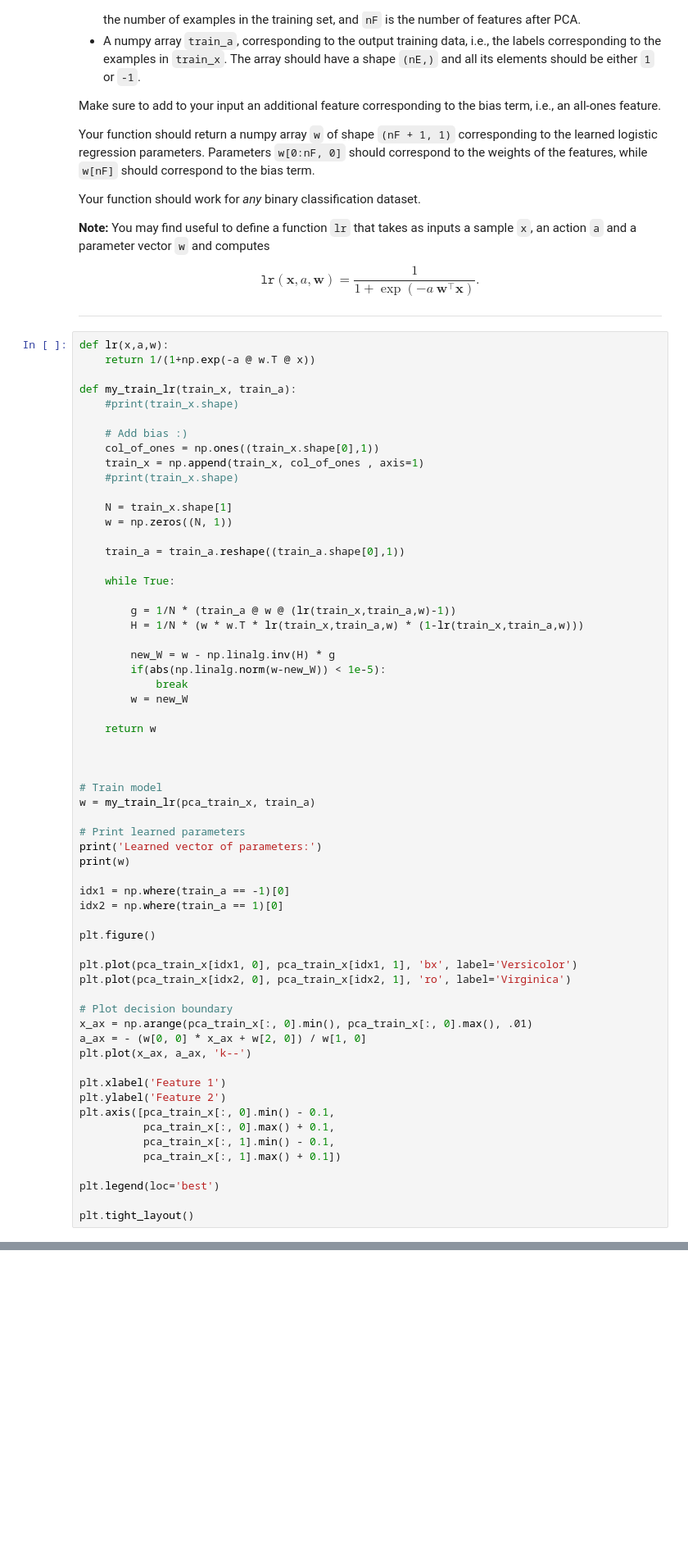
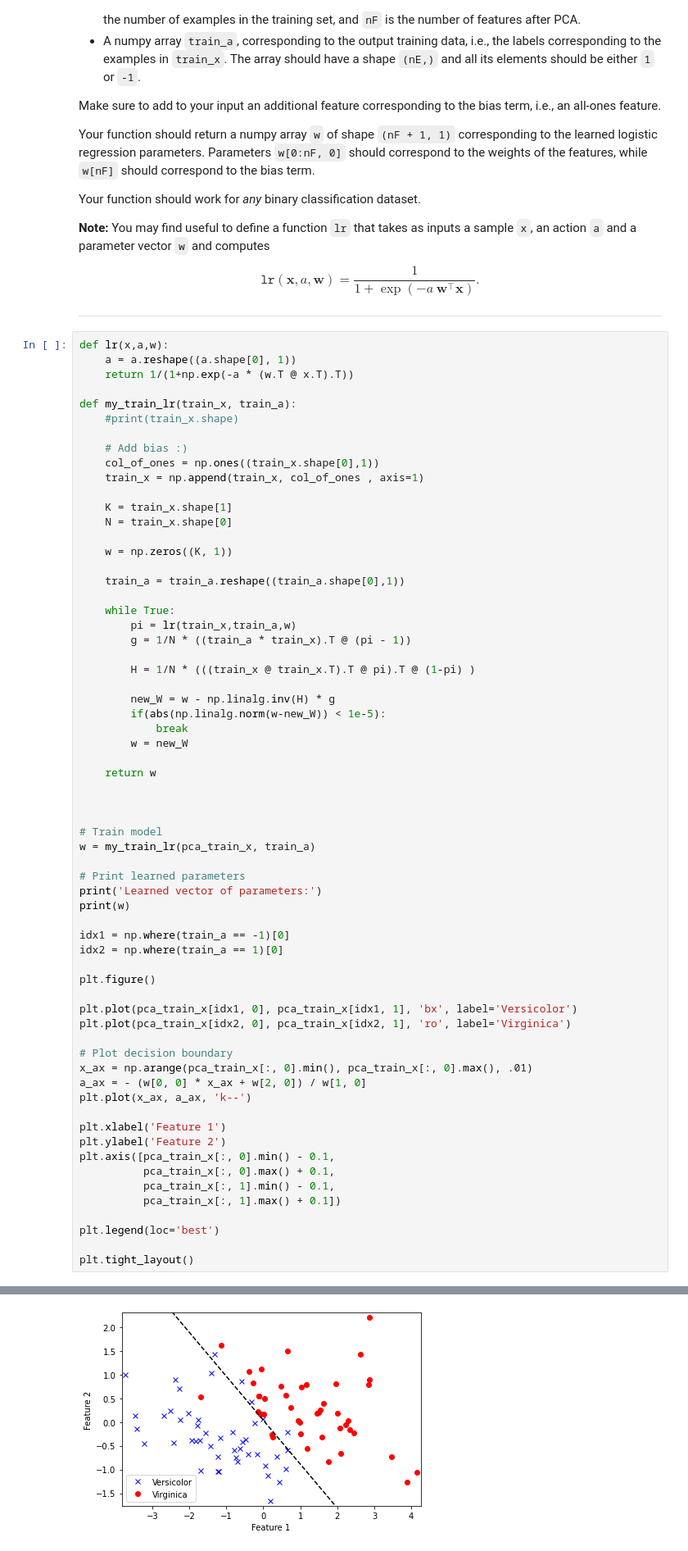
Before and after one commit to HerouFenix/padi, a Jupyter notebook: Lab4/lab-4.ipynb, the cells around one changed output, grey strips where cells are left out. Shown at 82% size. Saved outputs shown, nothing was run; the diff lists cells and outputs as text; blank space fills up the shorter version.

```diff
--- a/Lab4/lab-4.ipynb
+++ b/Lab4/lab-4.ipynb
@@ -275,7 +275,8 @@ $$\mathtt{lr}(\mathbf{x},a,\mathbf{w})=\frac{1}{1+\exp(-a~\mathbf{w}^\top\mathbf
 ---
 # %%
 def lr(x,a,w):
-    return 1/(1+np.exp(-a @ w.T @ x))
+    a = a.reshape((a.shape[0], 1))
+    return 1/(1+np.exp(-a * (w.T @ x.T).T))
 
 def my_train_lr(train_x, train_a):
     #print(train_x.shape)
@@ -283,17 +284,19 @@ def my_train_lr(train_x, train_a):
     # Add bias :)
     col_of_ones = np.ones((train_x.shape[0],1))
     train_x = np.append(train_x, col_of_ones , axis=1)
-    #print(train_x.shape)
 
-    N = train_x.shape[1]
-    w = np.zeros((N, 1))
+    K = train_x.shape[1]
+    N = train_x.shape[0]
+
+    w = np.zeros((K, 1))
 
     train_a = train_a.reshape((train_a.shape[0],1))
 
     while True:
+        pi = lr(train_x,train_a,w)
+        g = 1/N * ((train_a * train_x).T @ (pi - 1))
 
-        g = 1/N * (train_a @ w @ (lr(train_x,train_a,w)-1))
-        H = 1/N * (w * w.T * lr(train_x,train_a,w) * (1-lr(train_x,train_a,w)))
+        H = 1/N * (((train_x @ train_x.T).T @ pi).T @ (1-pi) )
 
         new_W = w - np.linalg.inv(H) * g
         if(abs(np.linalg.norm(w-new_W)) < 1e-5):
@@ -339,3 +345,4 @@ ValueError: matmul: Input operand 1 has a mismatch in its core dimension 0, with
+[figure, added]
 # %% [markdown]
 As an example, you can run the following code to plot the decision boundary learned by your function.
 
```
Also changed, not shown: parts of 8 cells of this notebook.
